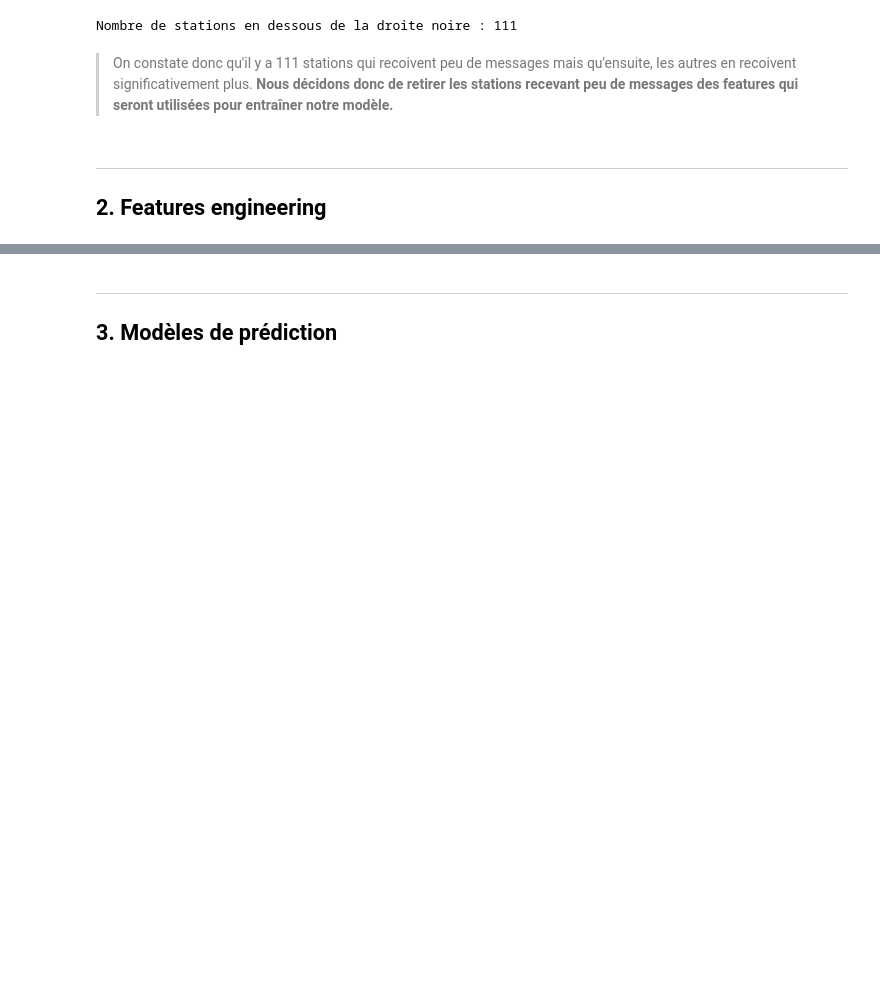
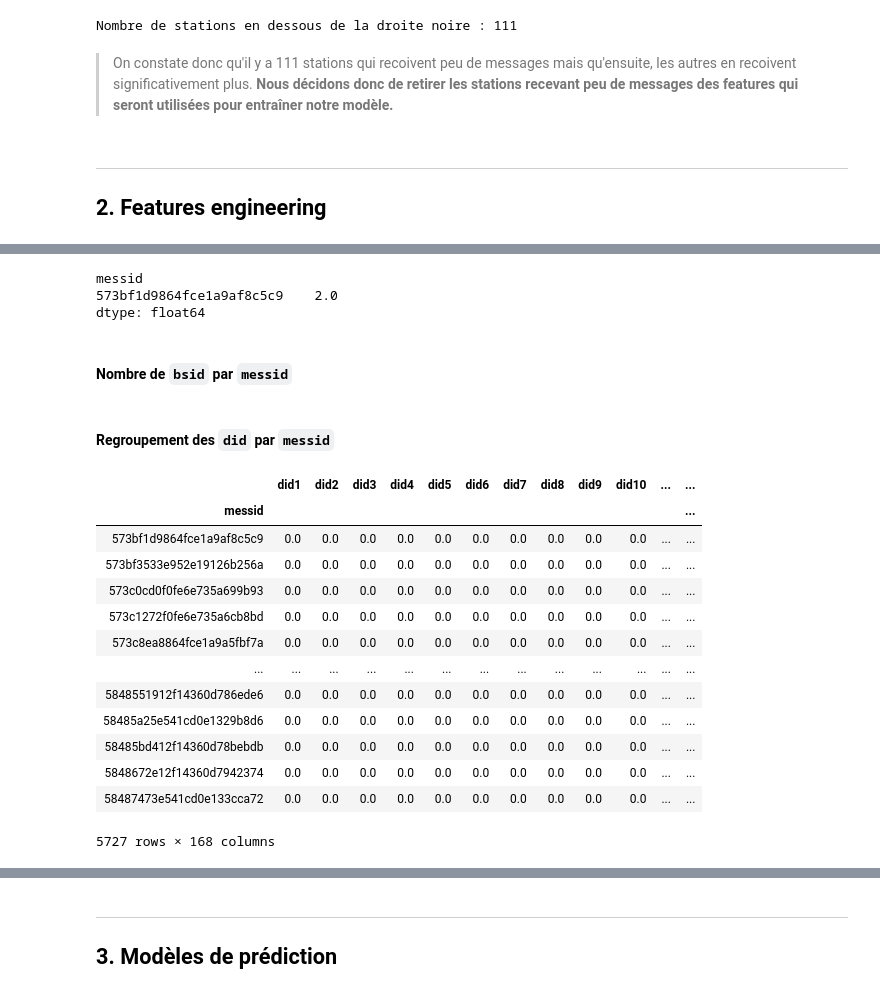
Before and after one commit to Thomas-Koch/INF-730---IOT, a Jupyter notebook: TP_geoloc/TP_Geoloc_Msp_Telecom_KOCH.ipynb, the cells around one changed output, grey strips where cells are left out. Cells and saved outputs as stored; diff of their text form; code cells hidden in the pictures; blank space fills up the shorter version.

```diff
--- a/TP_geoloc/TP_Geoloc_Msp_Telecom_KOCH.ipynb
+++ b/TP_geoloc/TP_Geoloc_Msp_Telecom_KOCH.ipynb
@@ -407,0 +530,11 @@ df_mess_train = df_mess_train.set_index(np.arange(n_train))
+# %%
+# OneHotEncoder pour DID
+ohe = OneHotEncoder()
+X_did = ohe.fit_transform(df_concat[['did']]).toarray()
+
+df_did_train = pd.DataFrame(X_did[:n_train,:], columns = listNameDid)
+df_did_test = pd.DataFrame(X_did[n_train:,:], columns = listNameDid)
+# %%
+# On rajoute les colonnes de notre encodeur à nos dataset d'entraînement et celui de test
+df_mess_train[listNameDid] = df_did_train
+df_mess_test[listNameDid] = df_did_test
@@ -407,0 +543,3 @@ df_mess_train = df_mess_train.set_index(np.arange(n_train))
+# %%
+df_grouped_train = df_mess_train.groupby(['messid'])
+df_grouped_test = df_mess_test.groupby(['messid'])
@@ -407,0 +563,8 @@ df_mess_train = df_mess_train.set_index(np.arange(n_train))
+# %%
+df_bsid_grouped_train.loc[['573bf1d9864fce1a9af8c5c9']].sum(axis=1)
+# %% [output]
+messid
+573bf1d9864fce1a9af8c5c9    2.0
+dtype: float64
+# %% [markdown]
+#### Nombre de `bsid` par `messid`
@@ -407,0 +575,23 @@ df_mess_train = df_mess_train.set_index(np.arange(n_train))
+# %% [markdown]
+#### Regroupement des `did` par `messid`
+# %%
+# On récupère tous les devices concernées par un messid donné
+df_did_grouped_train = df_grouped_train.mean()[listNameDid]
+df_did_grouped_test = df_grouped_test.mean()[listNameDid]
+# %%
+df_did_grouped_train
+# %% [output]
+|  | did1 | did2 | did3 | did4 | did5 | did6 | did7 | did8 | did9 | did10 | ... | ... |
+| messid |  |  |  |  |  |  |  |  |  |  |  | ... |
+| 573bf1d9864fce1a9af8c5c9 | 0.0 | 0.0 | 0.0 | 0.0 | 0.0 | 0.0 | 0.0 | 0.0 | 0.0 | 0.0 | ... | ... |
+| 573bf3533e952e19126b256a | 0.0 | 0.0 | 0.0 | 0.0 | 0.0 | 0.0 | 0.0 | 0.0 | 0.0 | 0.0 | ... | ... |
+| 573c0cd0f0fe6e735a699b93 | 0.0 | 0.0 | 0.0 | 0.0 | 0.0 | 0.0 | 0.0 | 0.0 | 0.0 | 0.0 | ... | ... |
+| 573c1272f0fe6e735a6cb8bd | 0.0 | 0.0 | 0.0 | 0.0 | 0.0 | 0.0 | 0.0 | 0.0 | 0.0 | 0.0 | ... | ... |
+| 573c8ea8864fce1a9a5fbf7a | 0.0 | 0.0 | 0.0 | 0.0 | 0.0 | 0.0 | 0.0 | 0.0 | 0.0 | 0.0 | ... | ... |
+| ... | ... | ... | ... | ... | ... | ... | ... | ... | ... | ... | ... | ... |
+| 5848551912f14360d786ede6 | 0.0 | 0.0 | 0.0 | 0.0 | 0.0 | 0.0 | 0.0 | 0.0 | 0.0 | 0.0 | ... | ... |
+| 58485a25e541cd0e1329b8d6 | 0.0 | 0.0 | 0.0 | 0.0 | 0.0 | 0.0 | 0.0 | 0.0 | 0.0 | 0.0 | ... | ... |
+| 58485bd412f14360d78bebdb | 0.0 | 0.0 | 0.0 | 0.0 | 0.0 | 0.0 | 0.0 | 0.0 | 0.0 | 0.0 | ... | ... |
+| 5848672e12f14360d7942374 | 0.0 | 0.0 | 0.0 | 0.0 | 0.0 | 0.0 | 0.0 | 0.0 | 0.0 | 0.0 | ... | ... |
+| 58487473e541cd0e133cca72 | 0.0 | 0.0 | 0.0 | 0.0 | 0.0 | 0.0 | 0.0 | 0.0 | 0.0 | 0.0 | ... | ... |
+5727 rows × 168 columns
```
Also changed, not shown: parts of 92 cells of this notebook, 4 other files.
